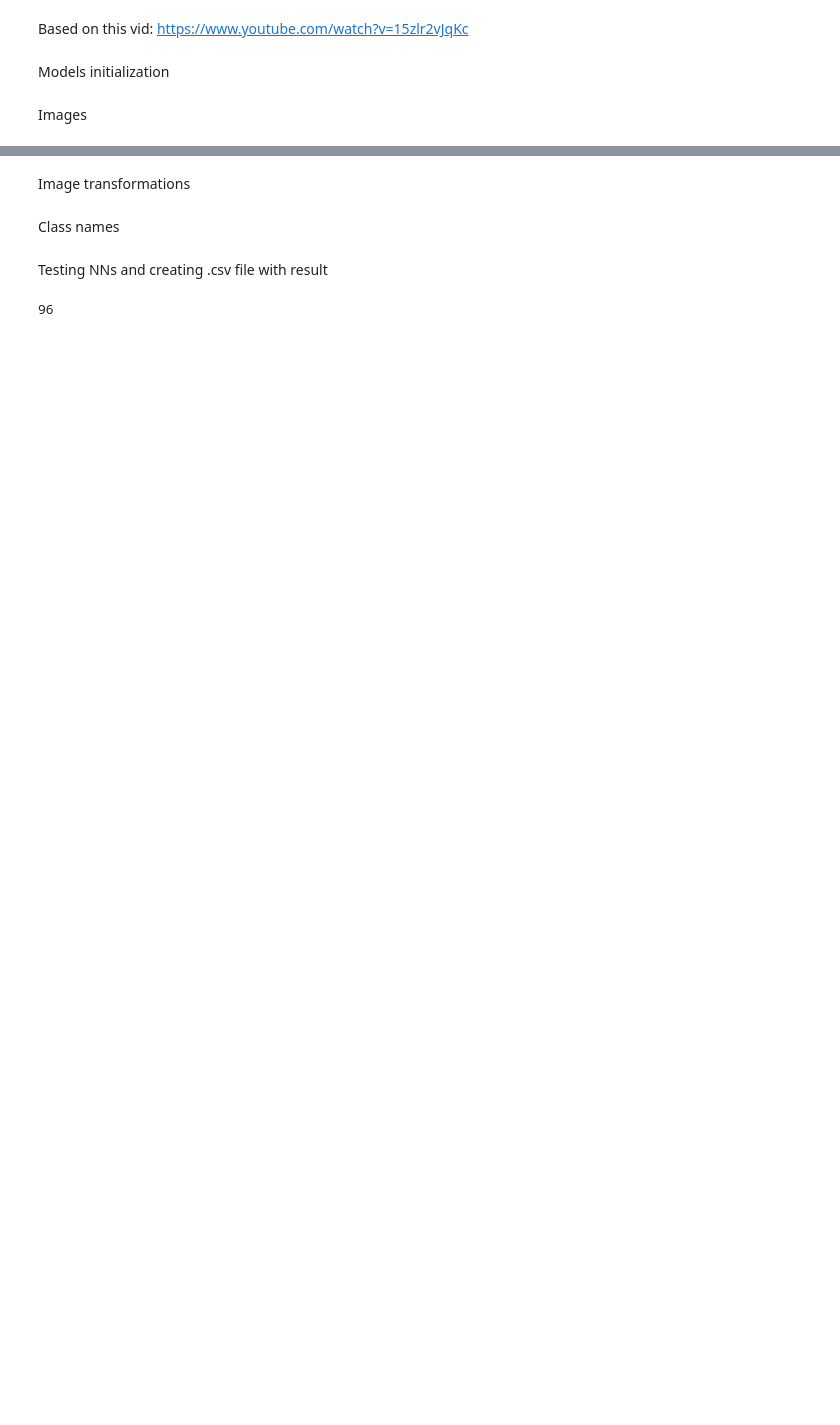
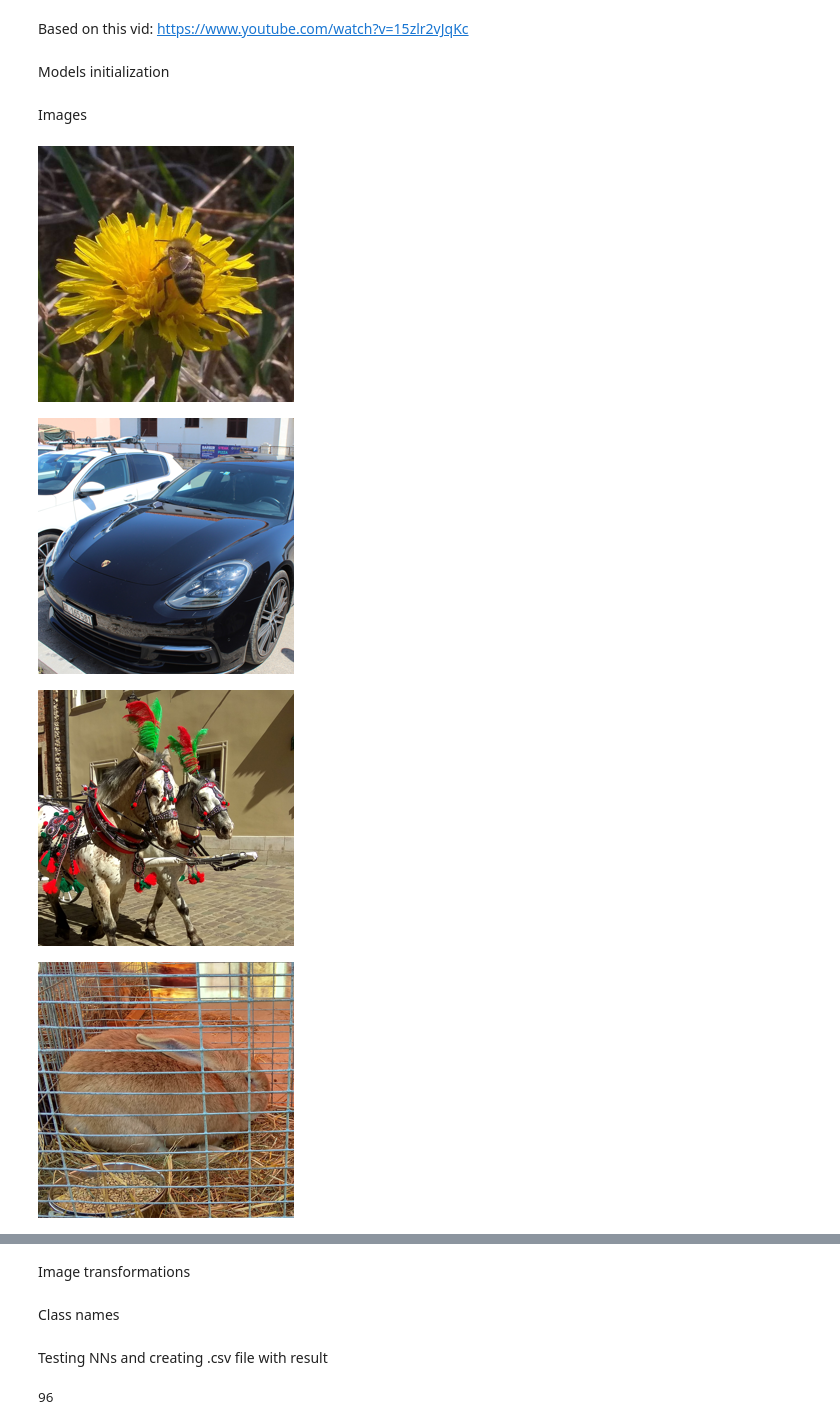
Before and after one commit to HerbalSiren160/Bakalarska-Praca, a Jupyter notebook: JupyterNotebooks/pytorch.ipynb, the cells around one changed output, grey strips where cells are left out. Saved outputs shown, nothing was run; the diff lists cells and outputs as text; code cells hidden in the pictures; blank space fills up the shorter version.

```diff
--- a/JupyterNotebooks/pytorch.ipynb
+++ b/JupyterNotebooks/pytorch.ipynb
@@ -37,0 +23,24 @@ images = {
+# %%
+from PIL import Image
+from skimage import io, transform
+from IPython.display import display
+import matplotlib.pyplot as plt
+import os
+
+directory = os.path.join('..', 'Images', 'Myimages')
+
+images = {
+    'Bee': Image.open(os.path.join(directory, 'bee.jpg')),
+    'Car': Image.open(os.path.join(directory, 'car.jpg')),
+    'Horse': Image.open(os.path.join(directory, 'horse.jpg')),
+    'Rabbit': Image.open(os.path.join(directory, 'rabbit.jpg')),
+    'Spider': Image.open(os.path.join(directory, 'spider.jpg'))
+}
+
+for img in images:
+    display(images[img].resize((256,256)))
+# %% [output]
+[figure, added]
+[figure, added]
+[figure, added]
+[figure, added]
```
Also changed, not shown: parts of 4 cells of this notebook, 6 other files.
